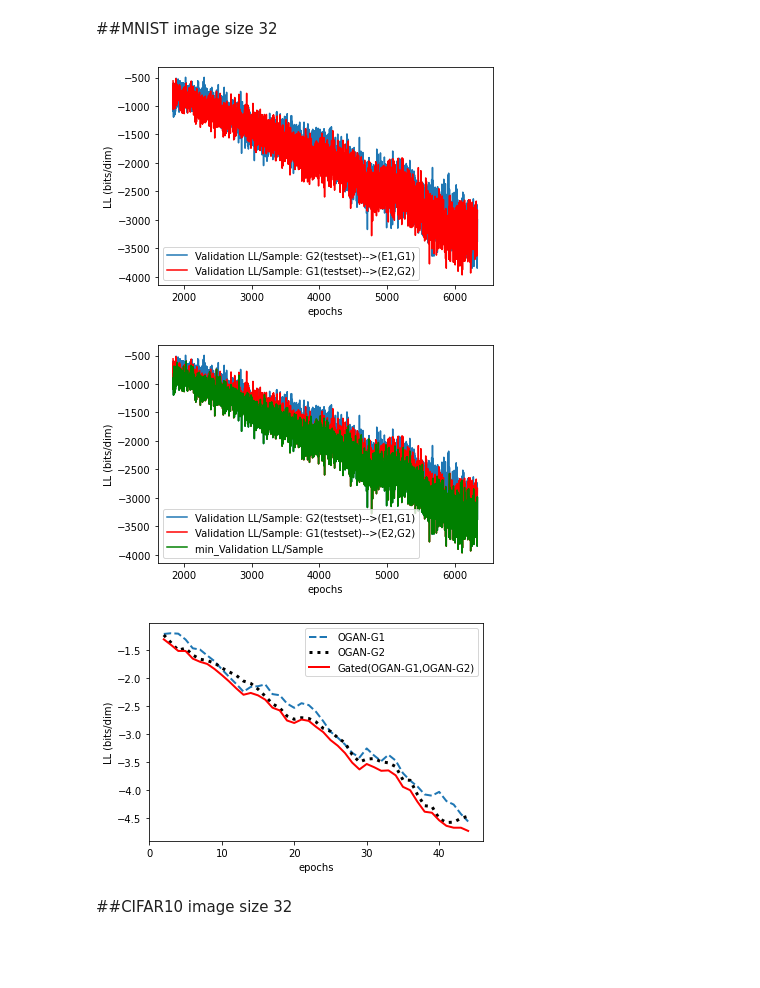
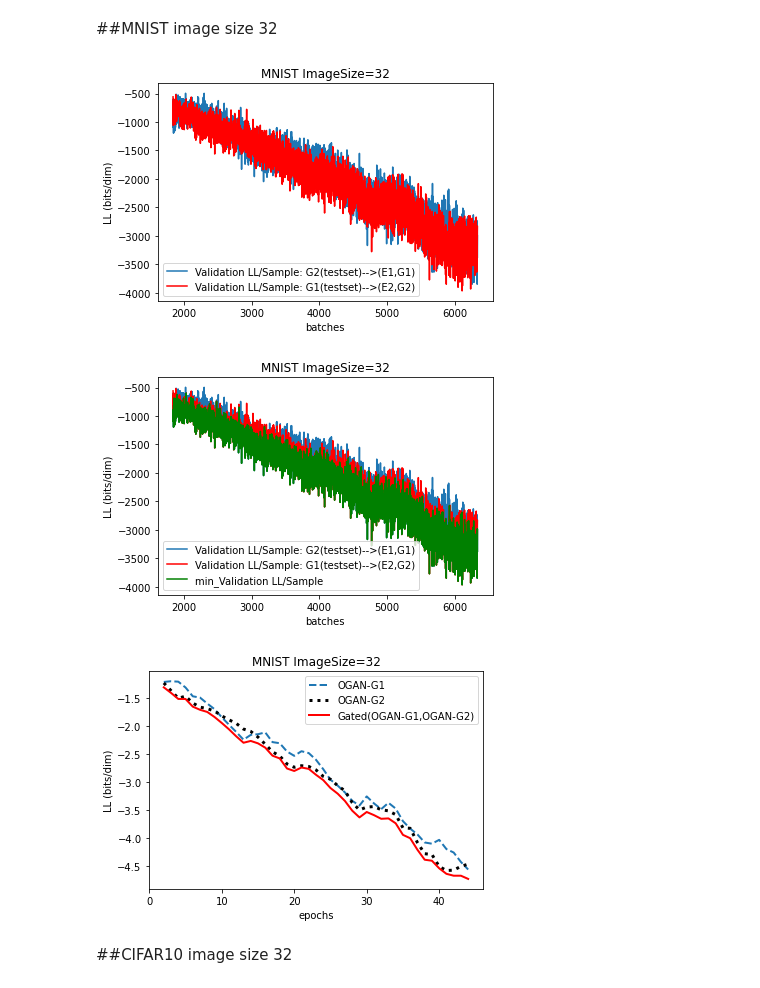
Before and after one commit to mkjubran/OGAN-results, a Jupyter notebook: PlotCurvesOGAN.ipynb, the cells around one changed output. Cells and saved outputs as stored; diff of their text form; code cells hidden in the pictures; blank space fills up the shorter version.

```diff
--- a/PlotCurvesOGAN.ipynb
+++ b/PlotCurvesOGAN.ipynb
@@ -26,18 +26,19 @@ imageSize=32
 # %%
 VLL = [col for col in df if col.startswith('Validation LL/Sample')]
 df_VLLb = df[VLL]
 df_VLLb = df_VLLb.dropna()
 df_VLLb = df_VLLb.astype('float')
 df_VLLb = df_VLLb[0:epoch*batch]
 ax = plt.gca()
 df_VLLb['Validation LL/Sample: G2(testset)-->(E1,G1)'].plot(kind='line',ax=ax)
 df_VLLb['Validation LL/Sample: G1(testset)-->(E2,G2)'].plot(kind='line', color='red', ax=ax)
-plt.xlabel('epochs')
+plt.xlabel('batches')
 plt.ylabel('LL (bits/dim)')
 plt.legend()
+plt.title('MNIST ImageSize=32')
 plt.show()
 # %% [output]
-[figure, old version]
+[figure, new version]
 # %%
 df_VLLb['min_Validation LL/Sample'] = df_VLLb[['Validation LL/Sample: G2(testset)-->(E1,G1)','Validation LL/Sample: G1(testset)-->(E2,G2)']].min(axis=1)
 
@@ -45,12 +46,13 @@ ax = plt.gca()
 df_VLLb['Validation LL/Sample: G2(testset)-->(E1,G1)'].plot(kind='line',ax=ax)
 df_VLLb['Validation LL/Sample: G1(testset)-->(E2,G2)'].plot(kind='line', color='red', ax=ax)
 df_VLLb['min_Validation LL/Sample'].plot(kind='line', color='green', ax=ax)
-plt.xlabel('epochs')
+plt.xlabel('batches')
 plt.ylabel('LL (bits/dim)')
 plt.legend()
+plt.title('MNIST ImageSize=32')
 plt.show()
 # %% [output]
-[figure, old version]
+[figure, new version]
 # %%
 epoch=45
 batch=100
@@ -80,9 +82,10 @@ df_VLLe['Validation LL/epoch: min(G1+G2) (bits/dim)'].plot(kind='line', color='r
 plt.xlabel('epochs')
 plt.ylabel('LL (bits/dim)')
 plt.legend()
+plt.title('MNIST ImageSize=32')
 plt.show()
 # %% [output]
-[figure, old version]
+[figure, new version]
 # %% [markdown]
 ##CIFAR10 image size 32
 # %%
```
Also changed, not shown: parts of 4 cells of this notebook.
